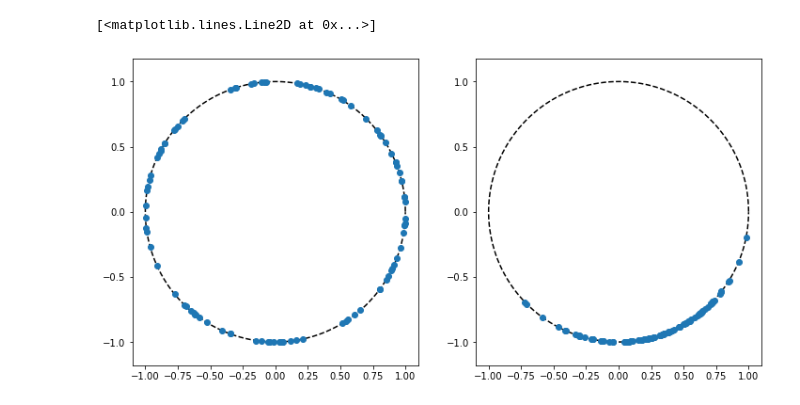
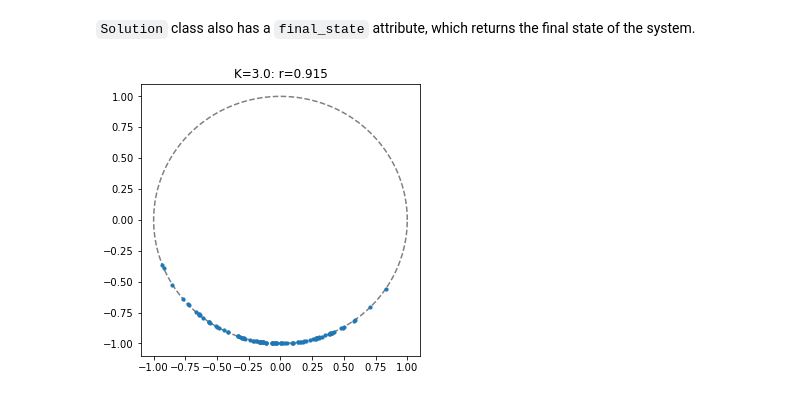
Before and after one commit to yonesuke/jaxkuramoto, a Jupyter notebook: examples/kuramoto.ipynb, the cells around one changed output. Drawn from its saved outputs; the diff is of its cells as text; code cells hidden in the pictures.

```diff
--- a/examples/kuramoto.ipynb
+++ b/examples/kuramoto.ipynb
@@ -57,14 +301,12 @@ plt.scatter(jnp.mod(sol.final_state, 2*jnp.pi), omegas)
-# %%
-_thetas = jnp.arange(0, 2*jnp.pi, 0.01)
-plt.figure(figsize=[12,6])
-plt.subplot(1,2,1)
-plt.axis('equal')
-plt.plot(jnp.cos(_thetas), jnp.sin(_thetas), color='black', linestyle='--')
-plt.plot(jnp.cos(sol.init_state), jnp.sin(sol.init_state), 'o')
-plt.subplot(1,2,2)
-plt.axis('equal')
-plt.plot(jnp.cos(_thetas), jnp.sin(_thetas), color='black', linestyle='--')
-plt.plot(jnp.cos(sol.final_state), jnp.sin(sol.final_state), 'o')
-# %% [output]
-[<matplotlib.lines.Line2D at 0x...>]
-[figure, removed]
+# %% [markdown]
+`Solution` class also has a `final_state` attribute, which returns the final state of the system.
+# %%
+plt.figure(figsize=(5, 5))
+plt.xlim(-1.1, 1.1)
+plt.ylim(-1.1, 1.1)
+plt.plot(jnp.cos(_thetas), jnp.sin(_thetas), color="gray", ls="dashed", zorder=0)
+plt.scatter(jnp.cos(sol.final_state), jnp.sin(sol.final_state), s=10, zorder=10)
+plt.title(f"K=3.0: r={sol.observables[-1]:.3f}")
+plt.show()
+# %% [output]
+[figure, added]
```
Also changed, not shown: parts of 36 cells of this notebook, 1 other file.
